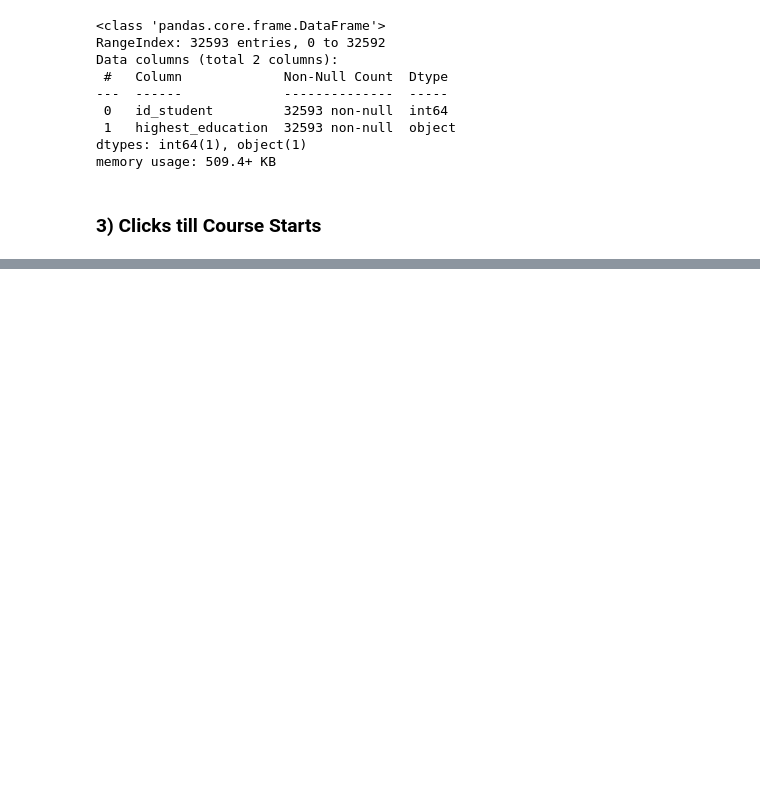
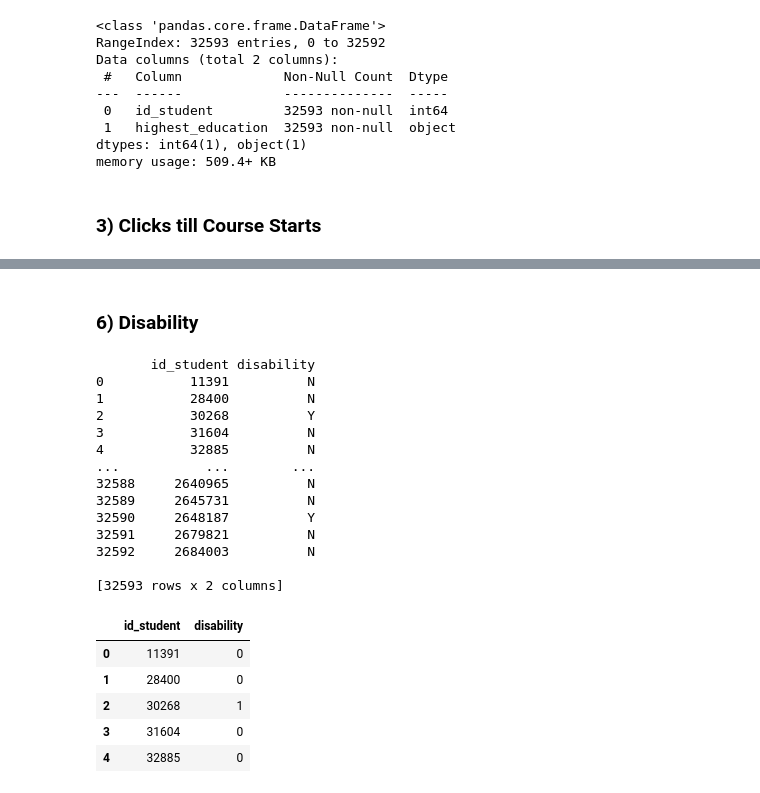
Before and after one commit to kazokid/UZOP-projekt, a Jupyter notebook: phase-one.ipynb, the cells around one changed output, grey strips where cells are left out. Cells and saved outputs as stored; diff of their text form; code cells hidden in the pictures; blank space fills up the shorter version.

```diff
--- a/phase-one.ipynb
+++ b/phase-one.ipynb
@@ -447,0 +478,28 @@ memory usage: 334.7 KB
+# %% [markdown]
+### 6) Disability
+# %%
+disability = studentInfo[['id_student','disability']]
+# we want to replave the disability N and Y with indexes 0 and 1
+disability.loc[:, 'disability'] = disability['disability'].replace(['N', 'Y'], [0, 1])
+disability.head()
+# %% [output]
+       id_student disability
+0           11391          N
+1           28400          N
+2           30268          Y
+3           31604          N
+4           32885          N
+...           ...        ...
+32588     2640965          N
+32589     2645731          N
+32590     2648187          Y
+32591     2679821          N
+32592     2684003          N
+
+[32593 rows x 2 columns]
+|  | id_student | disability |
+| 0 | 11391 | 0 |
+| 1 | 28400 | 0 |
+| 2 | 30268 | 1 |
+| 3 | 31604 | 0 |
+| 4 | 32885 | 0 |
```
Also changed, not shown: parts of 9 cells of this notebook.
